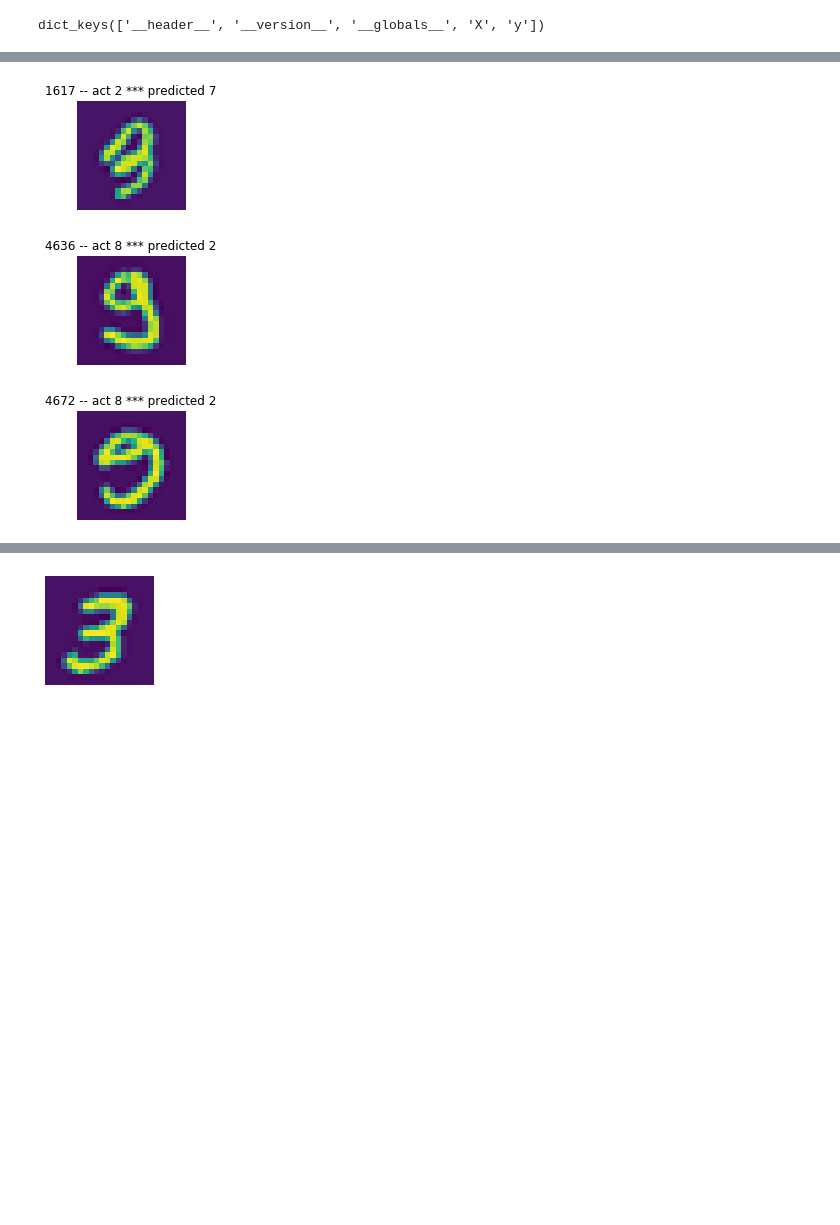
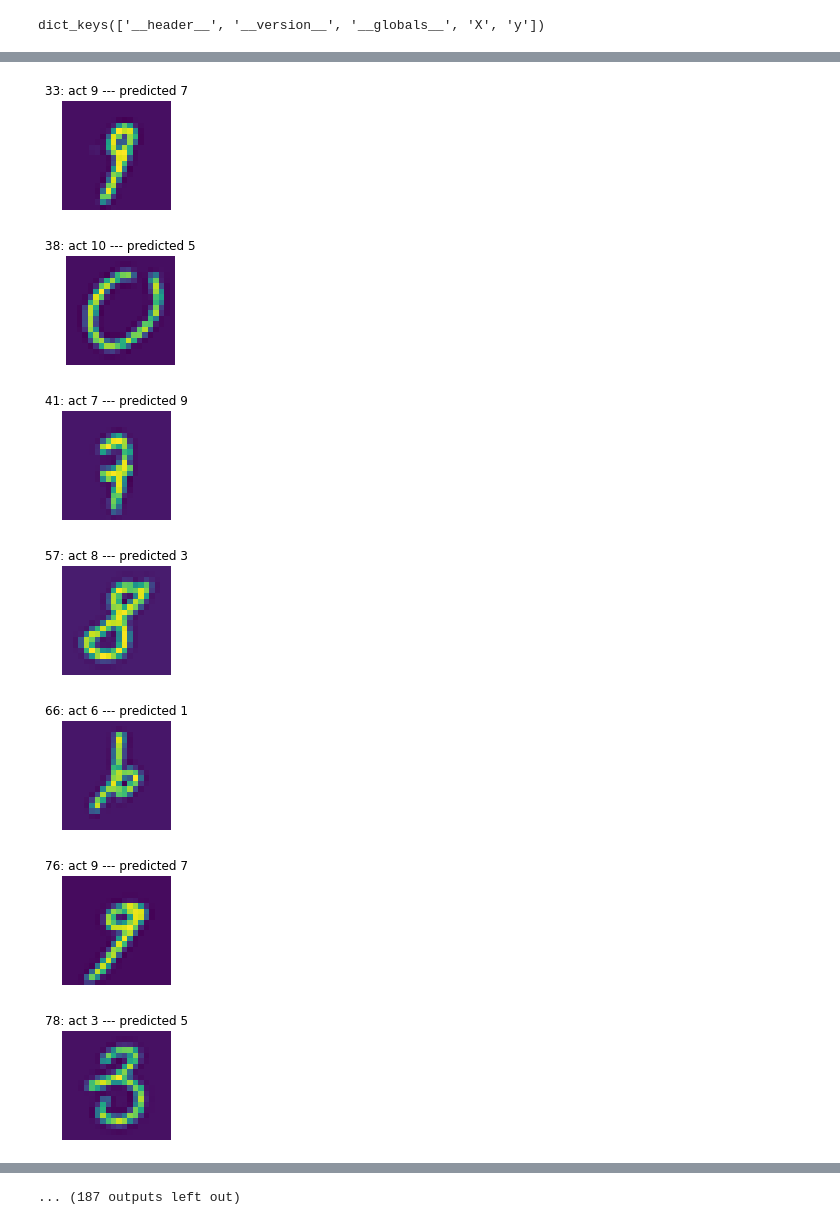
Before and after one commit to mcagriardic/Andrew-NG-Coursera, a Jupyter notebook: ex4/NeuralNetwork_class.ipynb, the cells around one changed output, grey strips where cells are left out. Saved outputs shown, nothing was run; the diff lists cells and outputs as text; code cells hidden in the pictures; blank space fills up the shorter version.

Commit message:
added one_hot_encode and split_data_as functions to ututility_functions.py. Created train, test and validation sets for the datasets in Neural

```diff
--- a/ex4/NeuralNetwork_class.ipynb
+++ b/ex4/NeuralNetwork_class.ipynb
@@ -569,0 +514,14 @@ print(Y.shape)
+# %%
+x = data["X"]
+y = data["y"]
+# %%
+train, test, validation = split_data_as(x,y, train=0.6, test=0.2, validation=0.2)
+
+X_train = train[:, :-1].T
+Y_train = one_hot_encode(train[:, -1]).T
+
+X_test = test[:, :-1].T
+Y_test = one_hot_encode(test[:, -1]).T
+
+X_validation = validation[:, :-1].T
+Y_validation = one_hot_encode(validation[:, -1]).T
@@ -580,17 +560,17 @@ ax.axis('off');
 # %%
 model = NeuralNetwork(
-    input_layer=(X.shape[0], "sigmoid"),
-    hidden_layer=[(50, "sigmoid"),
+    input_layer=(X_train.shape[0], "relu"),
+    hidden_layer=[(10, "relu"),
                   (10, "softmax")],
-    output_layer=Y.shape[0],
+    output_layer=Y_train.shape[0],
     batch_size=16,
-    alpha=3,
-    epoch=2000,
+    alpha=0.2,
+    epoch=500,
     random_state=12
 )
 
 
-model.fit(X, Y)
+model.fit(X_train, Y_train)
 # %% [output]
 Initialising weights...
 Starting the training...
@@ -628,11 +609,15 @@ np.sum(model.predict(X)  == np.argmax(Y,axis=0))
 # %%
-for index, (act, predicted) in enumerate(zip(np.argmax(Y,axis=0), model.predict(X))):
+for index, (act, predicted) in enumerate(zip(np.argmax(Y_train,axis=0), model.predict(X_train))):
     if act != predicted:
         fig, ax = plt.subplots(figsize = (2,2))
-        ax.set_title("%s -- act %s *** predicted %s" %(index, act, predicted))
-        ax.imshow(data["X"][index, :].reshape(-1,20).T)
+        ax.set_title("%s: act %s --- predicted %s" %(index, act + 1, predicted + 1))
+        ax.imshow(X_train[:, index].reshape(-1,20).T)
         ax.axis('off');
 # %% [output]
-[figure, old version]
+[figure, new version]
-[figure, old version]
+[figure, new version]
-[figure, old version]
+[figure, new version]
+[figure, added]
+[figure, added]
+[figure, added]
+[figure, added]
@@ -639,6 +629 @@ for index, (act, predicted) in enumerate(zip(np.argmax(Y,axis=0), model.predict(
+... (187 outputs left out)
-# %%
-fig, ax = plt.subplots(figsize = (2,2))
-ax.imshow(data["X"][1500, :].reshape(-1,20).T)
-ax.axis('off');
-# %% [output]
-[figure, removed]
```
Also changed, not shown: parts of 46 cells of this notebook, 1 other file.
